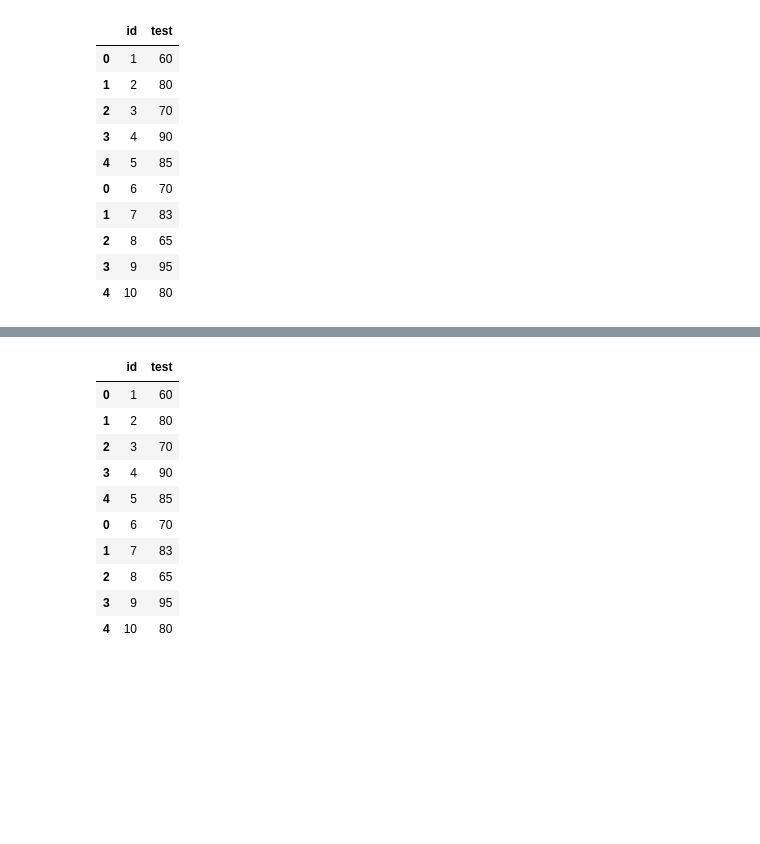
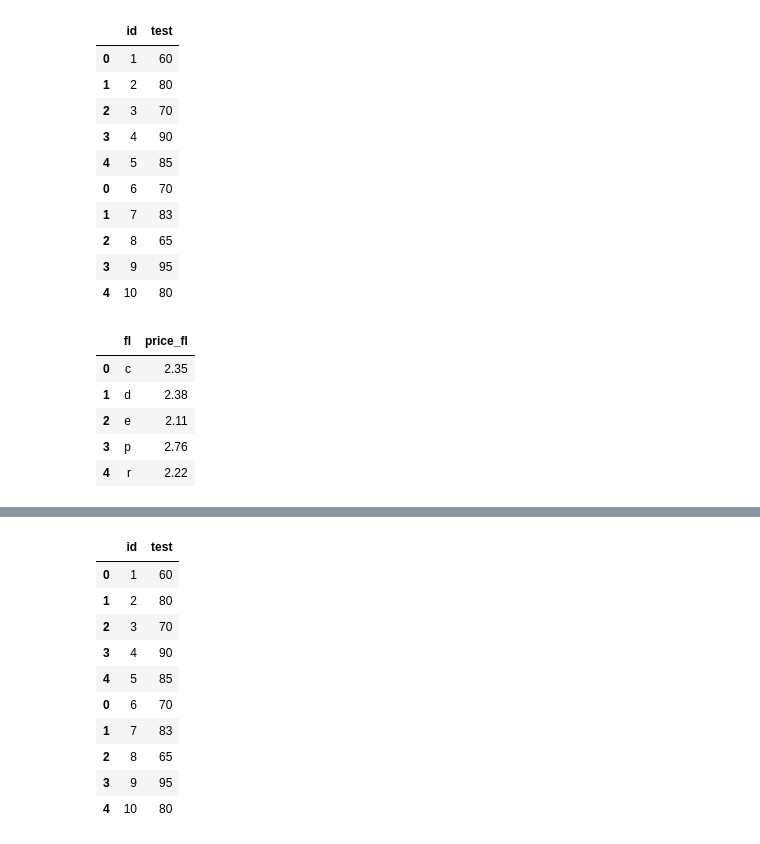
Before and after one commit to simmingyu12/kit_bigdata, a Jupyter notebook: src/chapter06.ipynb, the cells around one changed output, grey strips where cells are left out. Cells and saved outputs as stored; diff of their text form; code cells hidden in the pictures; blank space fills up the shorter version.

```diff
--- a/src/chapter06.ipynb
+++ b/src/chapter06.ipynb
@@ -1062,3 +1062,15 @@ group_all
 | 2 | 8 | 65 |
 | 3 | 9 | 95 |
 | 4 | 10 | 80 |
+# %%
+# 혼자 해보기
+fuel = pd.DataFrame({'fl'  : ['c','d','e','p','r'],
+                'price_fl' : [2.35,2.38,2.11,2.76,2.22]})
+fuel
+# %% [output]
+|  | fl | price_fl |
+| 0 | c | 2.35 |
+| 1 | d | 2.38 |
+| 2 | e | 2.11 |
+| 3 | p | 2.76 |
+| 4 | r | 2.22 |
```
Also changed, not shown: parts of 2 cells of this notebook, 1 other file.
